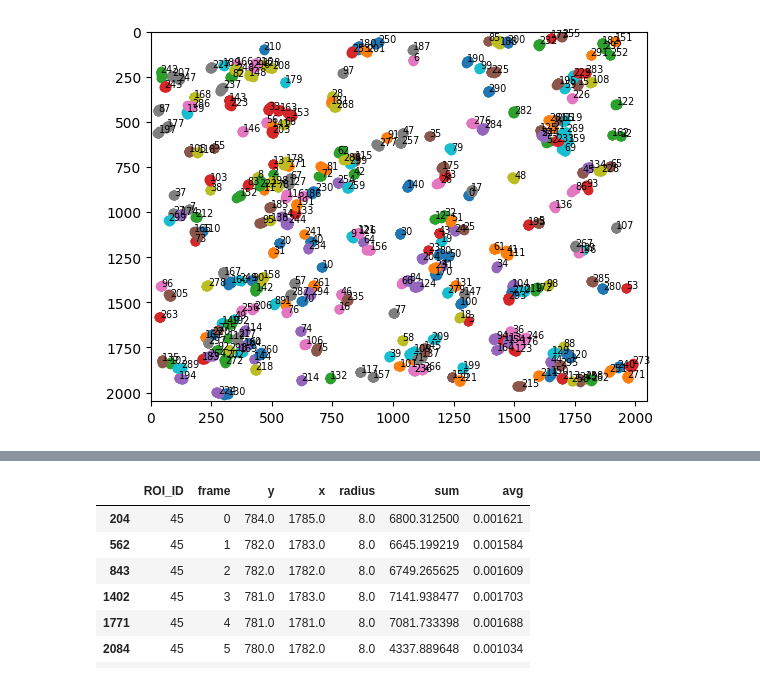
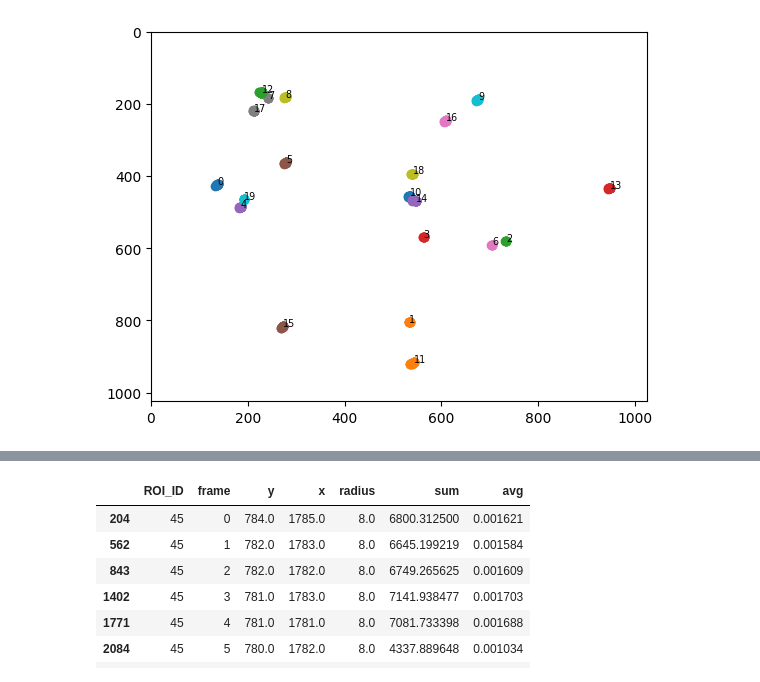
Before and after one commit to jglichowsk/organelle-measure, a Jupyter notebook: organelle_measure/notebooks/myo1-globular-timelapse-analysis.ipynb, the cells around one changed output, grey strips where cells are left out. Drawn from its saved outputs; the diff is of its cells as text; code cells hidden in the pictures.

```diff
--- a/organelle_measure/notebooks/myo1-globular-timelapse-analysis.ipynb
+++ b/organelle_measure/notebooks/myo1-globular-timelapse-analysis.ipynb
@@ -234,7 +255,7 @@ def plot_signal(df, roi_ind, metric, plot_graph=False):
         # plt.ylabel('Normalized Sum Interior Pixel Intensity (AU)')
     return df
 
-def roi_paths(df: pd.DataFrame, roi_id, roi_radius: int, img_shape: int=2048):
+def roi_paths(df: pd.DataFrame, roi_id, roi_radius: int, img_shape: int=1024):
     """
     Args: Dataframe containing the (x,y) coords of roi(s) to visualize for each frame detected, ID of roi to display, radius of roi disk.
     Outputs: Plot/image depicting the path of roi centroids and/or disks in coordinate space.
@@ -341,11 +362,12 @@ def overlay_roi(img_or_path: str or np.ndarray, roi_df: pd.DataFrame, roi_ids: l
 # %%
 # dind=0
 # df=analyze_signal(df_01222026, roi_ind=dind,metric='sum', plot_graph=True)
 fig, ax = plt.subplots()
 # for id in np.unique(novdf['ROI_ID'].values):
 
-for id in range(300):
-    roi_paths(novdf, roi_id=id, roi_radius=2)
+for id in range(20):
+    # roi_paths(junedf, roi_id=id, roi_radius=2)
+    roi_paths(smoodf, roi_id=id, roi_radius=2)
 # dind+=2
 # %% [output]
-[figure, old version]
+[figure, new version]
```
Also changed, not shown: parts of 22 cells of this notebook, 8 other files.
